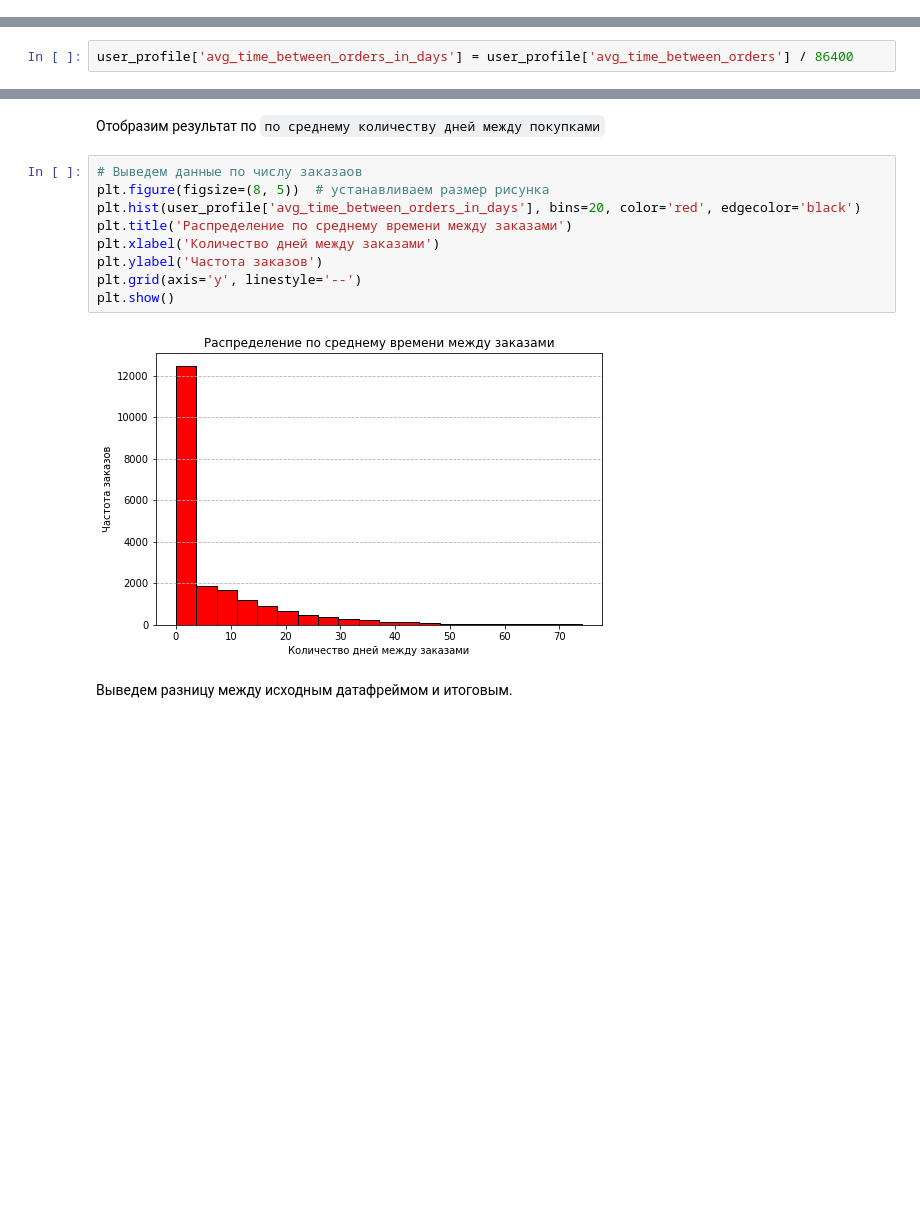
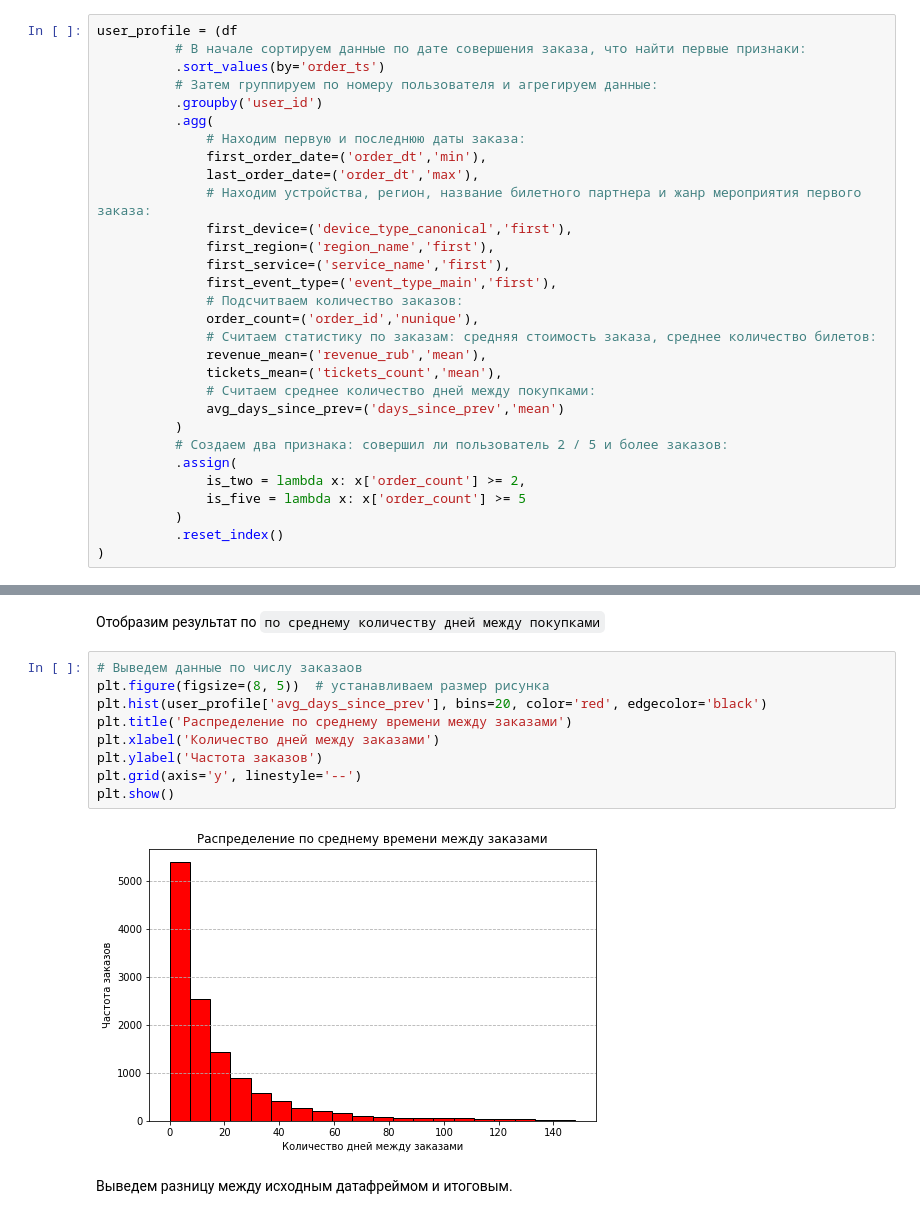
Before and after one commit to Barmonik/yandex.afisha_analyse, a Jupyter notebook: Yandex.Afisha_analyse.ipynb, the cells around one changed output, grey strips where cells are left out. Saved outputs shown, nothing was run; the diff lists cells and outputs as text; blank space fills up the shorter version.

```diff
--- a/Yandex.Afisha_analyse.ipynb
+++ b/Yandex.Afisha_analyse.ipynb
@@ -856,3 +1035,33 @@ user_profile[['is_five', 'is_two']] = user_profile['order_count'].apply(set_orde
+# %%
+user_profile = (df
+          # В начале сортируем данные по дате совершения заказа, что найти первые признаки:
+          .sort_values(by='order_ts')
+          # Затем группируем по номеру пользователя и агрегируем данные:
+          .groupby('user_id')
+          .agg(
+              # Находим первую и последнюю даты заказа:
+              first_order_date=('order_dt','min'),
+              last_order_date=('order_dt','max'),
+              # Находим устройства, регион, название билетного партнера и жанр мероприятия первого заказа:
+              first_device=('device_type_canonical','first'),
+              first_region=('region_name','first'),
+              first_service=('service_name','first'),
+              first_event_type=('event_type_main','first'),
+              # Подсчитваем количество заказов:
+              order_count=('order_id','nunique'),
+              # Считаем статистику по заказам: средняя стоимость заказа, среднее количество билетов:
+              revenue_mean=('revenue_rub','mean'),
+              tickets_mean=('tickets_count','mean'),
+              # Считаем среднее количество дней между покупками:
+              avg_days_since_prev=('days_since_prev','mean')
+          )
+          # Создаем два признака: совершил ли пользователь 2 / 5 и более заказов:
+          .assign(
+              is_two = lambda x: x['order_count'] >= 2,
+              is_five = lambda x: x['order_count'] >= 5
+          )
+          .reset_index()
+)
 # %%
 # Выведем получившийся результат
 user_profile.info()
@@ -988,6 +1268,4 @@ Name: tickets_mean, dtype: float64
 # %% [markdown]
 Теперь проверим распределение по среднему количеству дней между покупками.
 Преварительно переведем результат столбца `avg_time_between_orders` из секунд в сутки
-# %%
-user_profile['avg_time_between_orders_in_days'] = user_profile['avg_time_between_orders'] / 86400
 # %%
@@ -1110,14 +1387,14 @@ plt.show()
 # %%
 # Выведем данные по числу заказаов
 plt.figure(figsize=(8, 5))  # устанавливаем размер рисунка
-plt.hist(user_profile['avg_time_between_orders_in_days'], bins=20, color='red', edgecolor='black')
+plt.hist(user_profile['avg_days_since_prev'], bins=20, color='red', edgecolor='black')
 plt.title('Распределение по среднему времени между заказами')
 plt.xlabel('Количество дней между заказами')
 plt.ylabel('Частота заказов')
 plt.grid(axis='y', linestyle='--')
 plt.show()
 # %% [output]
-[figure, old version]
+[figure, new version]
 # %% [markdown]
 Выведем разницу между исходным датафреймом и итоговым.
 # %%
```
Also changed, not shown: parts of 90 cells of this notebook, 1 other file.
